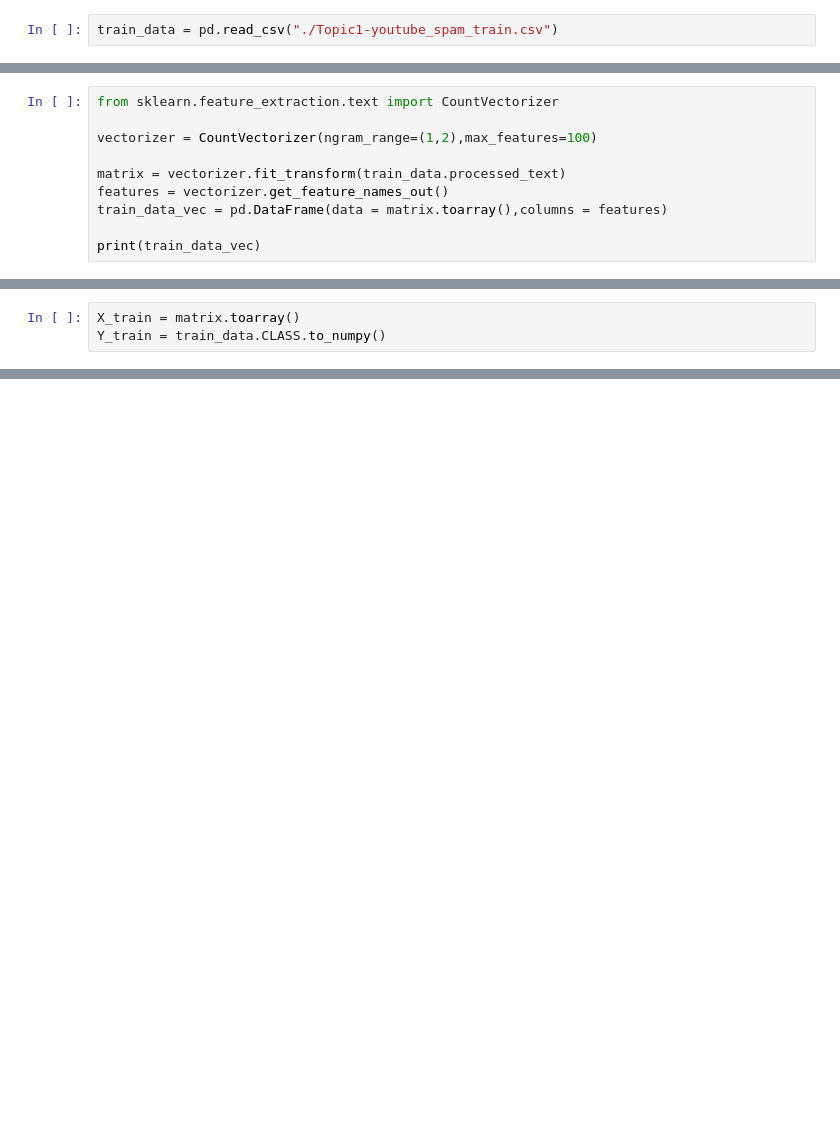
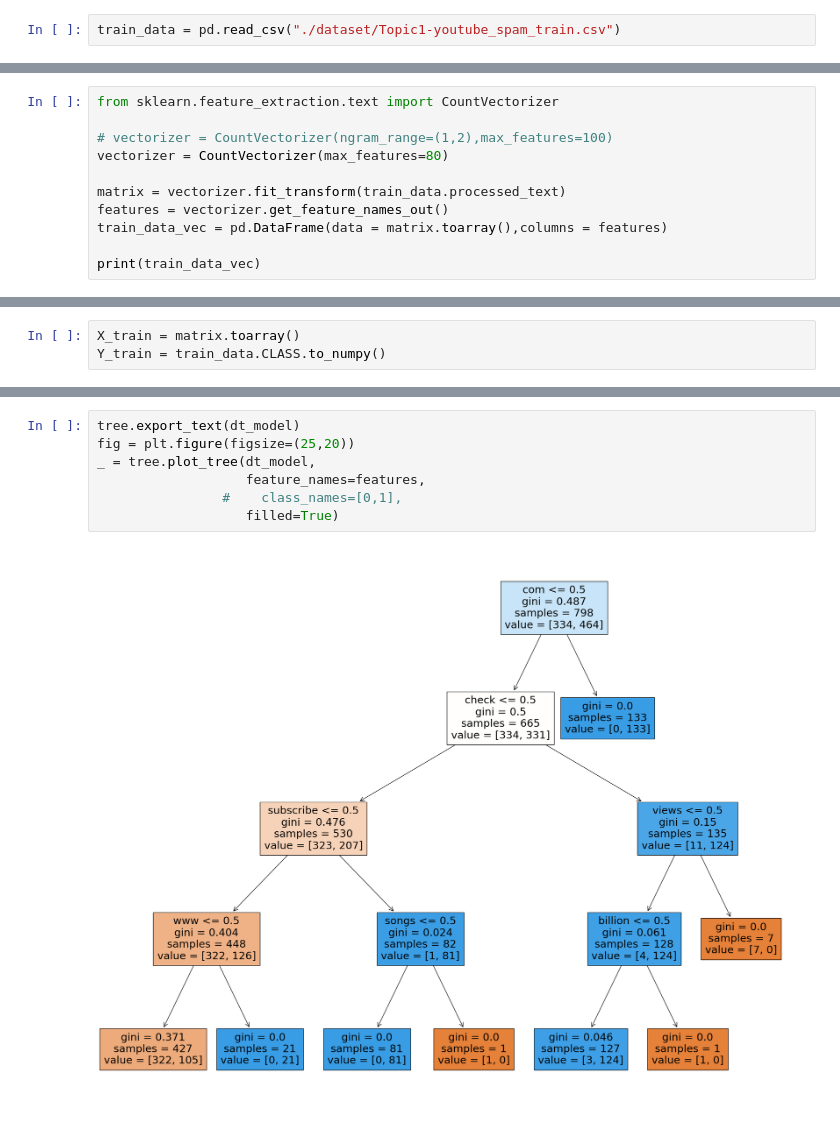
Before and after one commit to KusumaJ/Youtube-Spam-Classifier, a Jupyter notebook: main.ipynb, the cells around one changed output, grey strips where cells are left out. Cells and saved outputs as stored; diff of their text form; blank space fills up the shorter version.

```diff
--- a/main.ipynb
+++ b/main.ipynb
@@ -12,5 +17,5 @@ from nltk.corpus import stopwords
 # %%
-train_data = pd.read_csv("./Topic1-youtube_spam_train.csv")
+train_data = pd.read_csv("./dataset/Topic1-youtube_spam_train.csv")
 # %% [markdown]
 Analysis
 # %%
@@ -82,7 +103,8 @@ Name: processed_text, Length: 798, dtype: object
 # %%
 from sklearn.feature_extraction.text import CountVectorizer
 
-vectorizer = CountVectorizer(ngram_range=(1,2),max_features=100)
+# vectorizer = CountVectorizer(ngram_range=(1,2),max_features=100)
+vectorizer = CountVectorizer(max_features=80)
 
 matrix = vectorizer.fit_transform(train_data.processed_text)
 features = vectorizer.get_feature_names_out()
@@ -164,0 +215,9 @@ weighted avg       0.68      0.45      0.51       202
+# %%
+tree.export_text(dt_model)
+fig = plt.figure(figsize=(25,20))
+_ = tree.plot_tree(dt_model,
+                   feature_names=features,
+                #    class_names=[0,1],
+                   filled=True)
+# %% [output]
+[figure, added]
```
Also changed, not shown: parts of 9 cells of this notebook.
